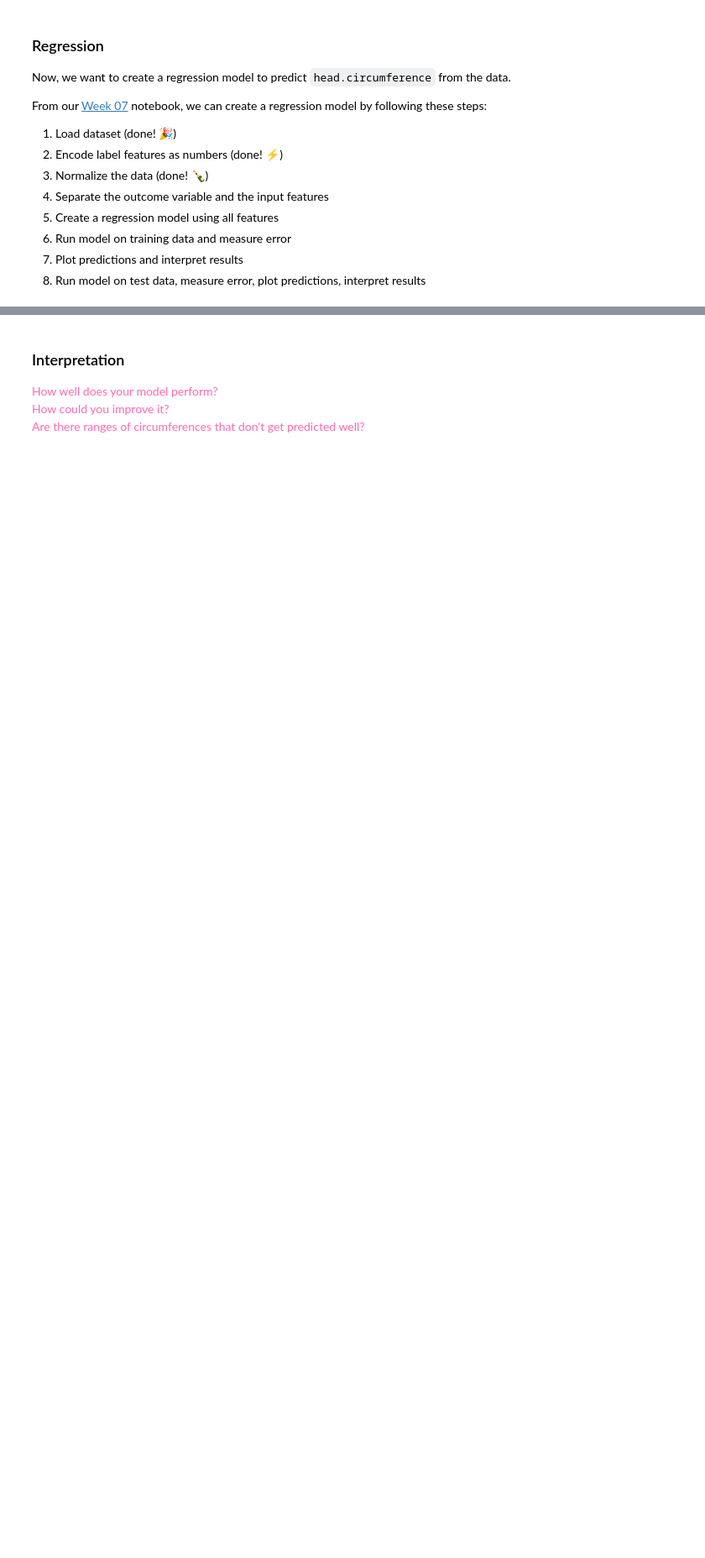
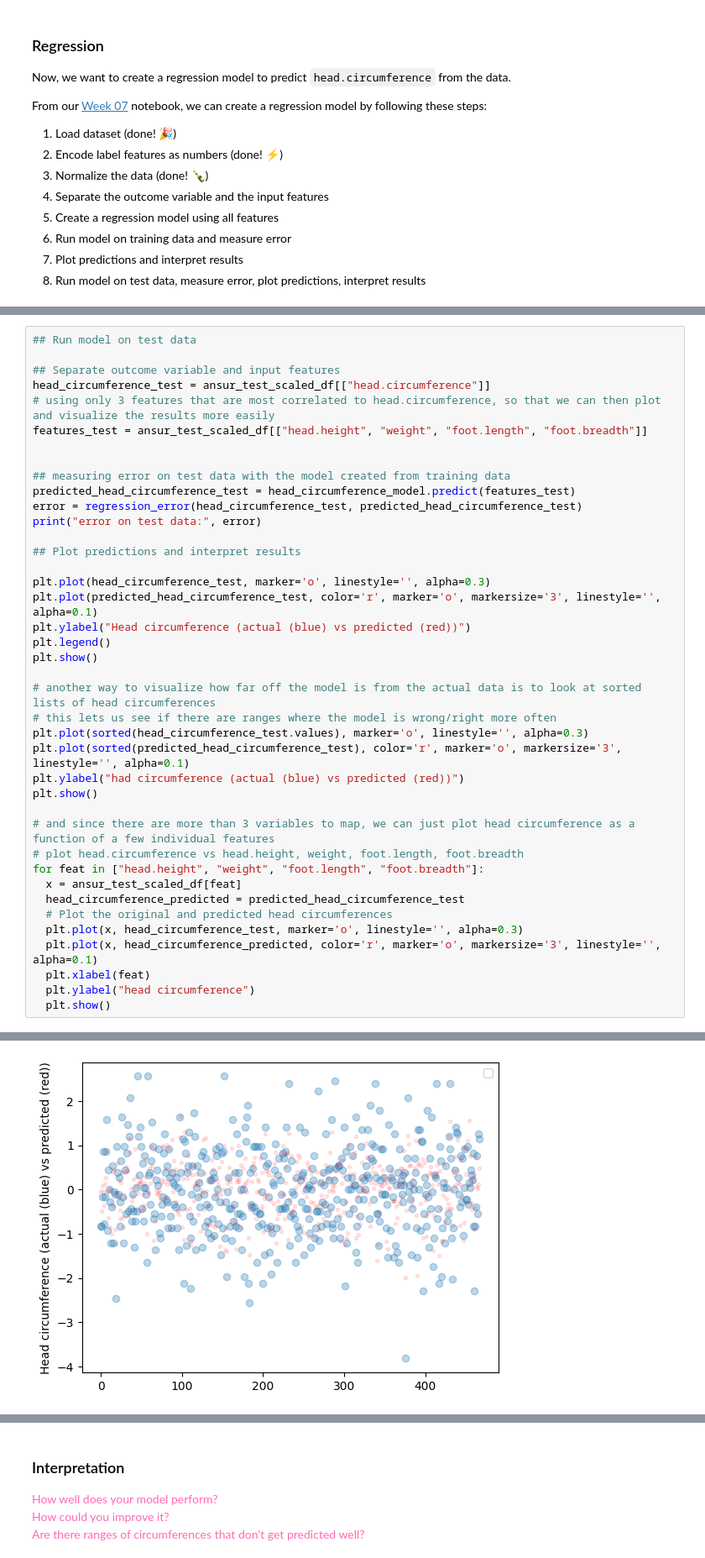
Before and after one commit to lara-ML2025/Homework07, a Jupyter notebook: Homework07.ipynb, the cells around one changed output, grey strips where cells are left out. Shown at 84% size. Saved outputs shown, nothing was run; the diff lists cells and outputs as text; blank space fills up the shorter version.

```diff
--- a/Homework07.ipynb
+++ b/Homework07.ipynb
@@ -242,0 +329,41 @@ ValueError: Columns must be same length as key
+# %%
+## Run model on test data
+
+## Separate outcome variable and input features
+head_circumference_test = ansur_test_scaled_df[["head.circumference"]]
+# using only 3 features that are most correlated to head.circumference, so that we can then plot and visualize the results more easily
+features_test = ansur_test_scaled_df[["head.height", "weight", "foot.length", "foot.breadth"]]
+
+
+## measuring error on test data with the model created from training data
+predicted_head_circumference_test = head_circumference_model.predict(features_test)
+error = regression_error(head_circumference_test, predicted_head_circumference_test)
+print("error on test data:", error)
+
+## Plot predictions and interpret results
+
+plt.plot(head_circumference_test, marker='o', linestyle='', alpha=0.3)
+plt.plot(predicted_head_circumference_test, color='r', marker='o', markersize='3', linestyle='', alpha=0.1)
+plt.ylabel("Head circumference (actual (blue) vs predicted (red))")
+plt.legend()
+plt.show()
+
+# another way to visualize how far off the model is from the actual data is to look at sorted lists of head circumferences
+# this lets us see if there are ranges where the model is wrong/right more often
+plt.plot(sorted(head_circumference_test.values), marker='o', linestyle='', alpha=0.3)
+plt.plot(sorted(predicted_head_circumference_test), color='r', marker='o', markersize='3', linestyle='', alpha=0.1)
+plt.ylabel("had circumference (actual (blue) vs predicted (red))")
+plt.show()
+
+# and since there are more than 3 variables to map, we can just plot head circumference as a function of a few individual features
+# plot head.circumference vs head.height, weight, foot.length, foot.breadth
+for feat in ["head.height", "weight", "foot.length", "foot.breadth"]:
+  x = ansur_test_scaled_df[feat]
+  head_circumference_predicted = predicted_head_circumference_test
+  # Plot the original and predicted head circumferences
+  plt.plot(x, head_circumference_test, marker='o', linestyle='', alpha=0.3)
+  plt.plot(x, head_circumference_predicted, color='r', marker='o', markersize='3', linestyle='', alpha=0.1)
+  plt.xlabel(feat)
+  plt.ylabel("head circumference")
+  plt.show()
+# %% [output]
@@ -242,0 +371 @@ ValueError: Columns must be same length as key
+[figure, added]
```
Also changed, not shown: parts of 11 cells of this notebook.
